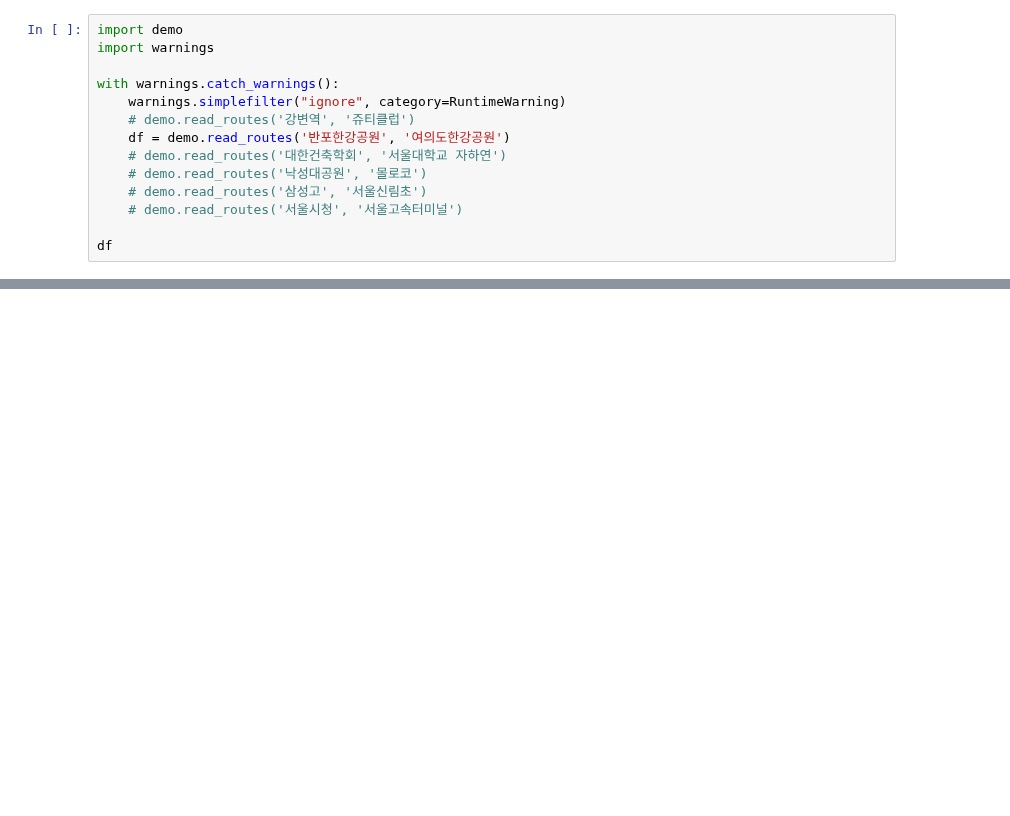
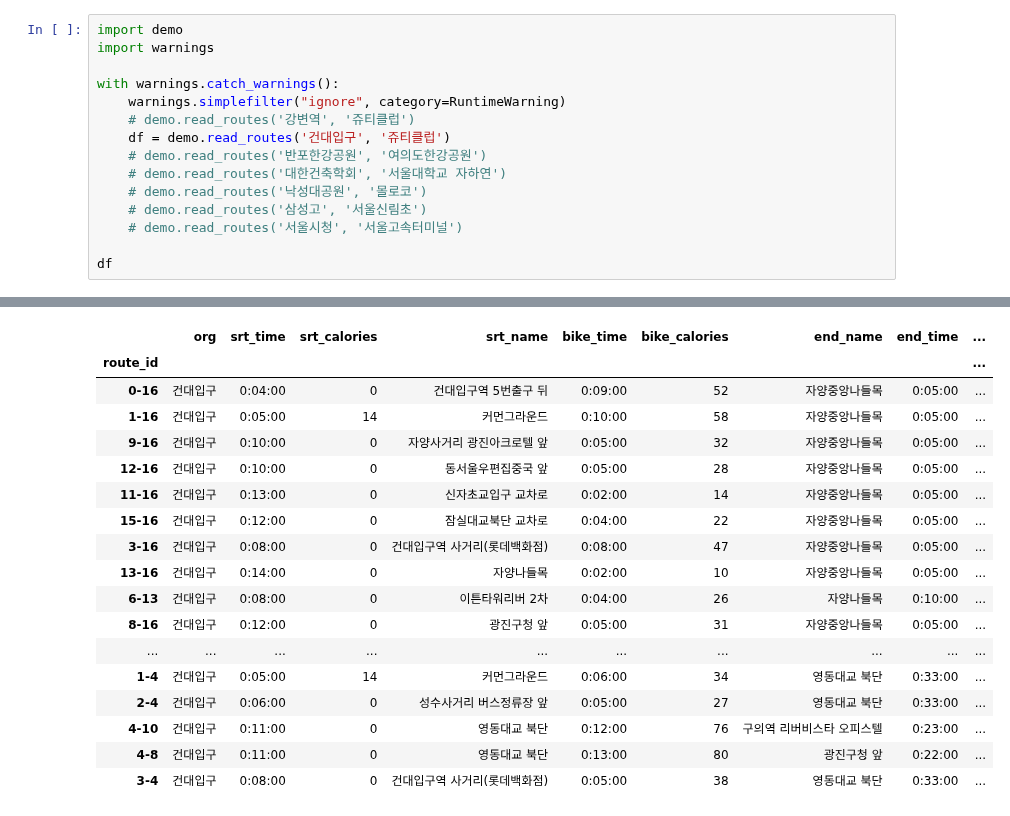
Before and after one commit to lucetre-snu/seoul-bike-transit, a Jupyter notebook: route-finder/demo.ipynb, the cells around one changed output, grey strips where cells are left out. Cells and saved outputs as stored; diff of their text form; blank space fills up the shorter version.

```diff
--- a/route-finder/demo.ipynb
+++ b/route-finder/demo.ipynb
@@ -5,7 +39,8 @@ import warnings
 with warnings.catch_warnings():
     warnings.simplefilter("ignore", category=RuntimeWarning)
     # demo.read_routes('강변역', '쥬티클럽')
-    df = demo.read_routes('반포한강공원', '여의도한강공원')
+    df = demo.read_routes('건대입구', '쥬티클럽')
+    # demo.read_routes('반포한강공원', '여의도한강공원')
     # demo.read_routes('대한건축학회', '서울대학교 자하연')
     # demo.read_routes('낙성대공원', '몰로코')
     # demo.read_routes('삼성고', '서울신림초')
@@ -16,0 +51,18 @@ df
+|  | org | srt_time | srt_calories | srt_name | bike_time | bike_calories | end_name | end_time | ... |
+| route_id |  |  |  |  |  |  |  |  | ... |
+| 0-16 | 건대입구 | 0:04:00 | 0 | 건대입구역 5번출구 뒤 | 0:09:00 | 52 | 자양중앙나들목 | 0:05:00 | ... |
+| 1-16 | 건대입구 | 0:05:00 | 14 | 커먼그라운드 | 0:10:00 | 58 | 자양중앙나들목 | 0:05:00 | ... |
+| 9-16 | 건대입구 | 0:10:00 | 0 | 자양사거리 광진아크로텔 앞 | 0:05:00 | 32 | 자양중앙나들목 | 0:05:00 | ... |
+| 12-16 | 건대입구 | 0:10:00 | 0 | 동서울우편집중국 앞 | 0:05:00 | 28 | 자양중앙나들목 | 0:05:00 | ... |
+| 11-16 | 건대입구 | 0:13:00 | 0 | 신자초교입구 교차로 | 0:02:00 | 14 | 자양중앙나들목 | 0:05:00 | ... |
+| 15-16 | 건대입구 | 0:12:00 | 0 | 잠실대교북단 교차로 | 0:04:00 | 22 | 자양중앙나들목 | 0:05:00 | ... |
+| 3-16 | 건대입구 | 0:08:00 | 0 | 건대입구역 사거리(롯데백화점) | 0:08:00 | 47 | 자양중앙나들목 | 0:05:00 | ... |
+| 13-16 | 건대입구 | 0:14:00 | 0 | 자양나들목 | 0:02:00 | 10 | 자양중앙나들목 | 0:05:00 | ... |
+| 6-13 | 건대입구 | 0:08:00 | 0 | 이튼타워리버 2차 | 0:04:00 | 26 | 자양나들목 | 0:10:00 | ... |
+| 8-16 | 건대입구 | 0:12:00 | 0 | 광진구청 앞 | 0:05:00 | 31 | 자양중앙나들목 | 0:05:00 | ... |
+| ... | ... | ... | ... | ... | ... | ... | ... | ... | ... |
+| 1-4 | 건대입구 | 0:05:00 | 14 | 커먼그라운드 | 0:06:00 | 34 | 영동대교 북단 | 0:33:00 | ... |
+| 2-4 | 건대입구 | 0:06:00 | 0 | 성수사거리 버스정류장 앞 | 0:05:00 | 27 | 영동대교 북단 | 0:33:00 | ... |
+| 4-10 | 건대입구 | 0:11:00 | 0 | 영동대교 북단 | 0:12:00 | 76 | 구의역 리버비스타 오피스텔 | 0:23:00 | ... |
+| 4-8 | 건대입구 | 0:11:00 | 0 | 영동대교 북단 | 0:13:00 | 80 | 광진구청 앞 | 0:22:00 | ... |
+| 3-4 | 건대입구 | 0:08:00 | 0 | 건대입구역 사거리(롯데백화점) | 0:05:00 | 38 | 영동대교 북단 | 0:33:00 | ... |
```
Also changed, not shown: parts of 4 cells of this notebook, 10 other files.
